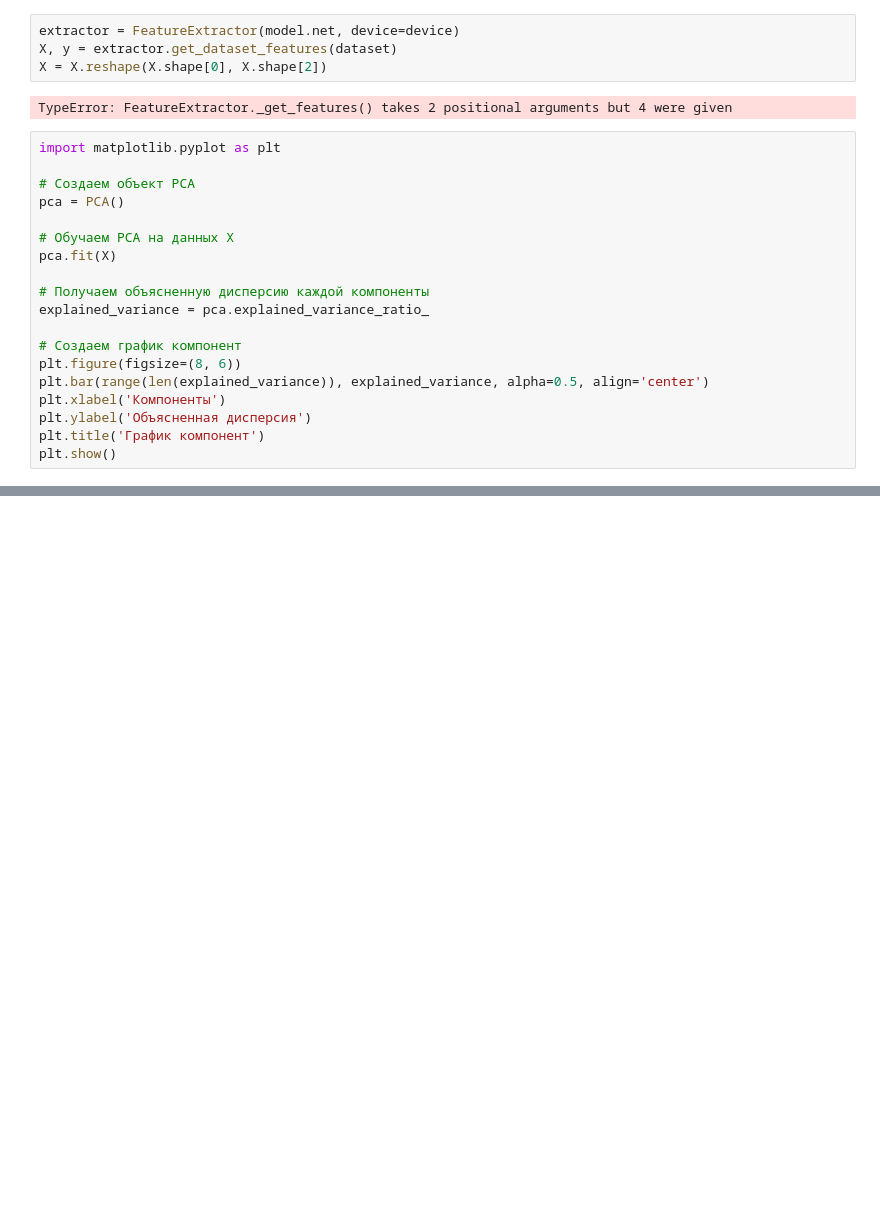
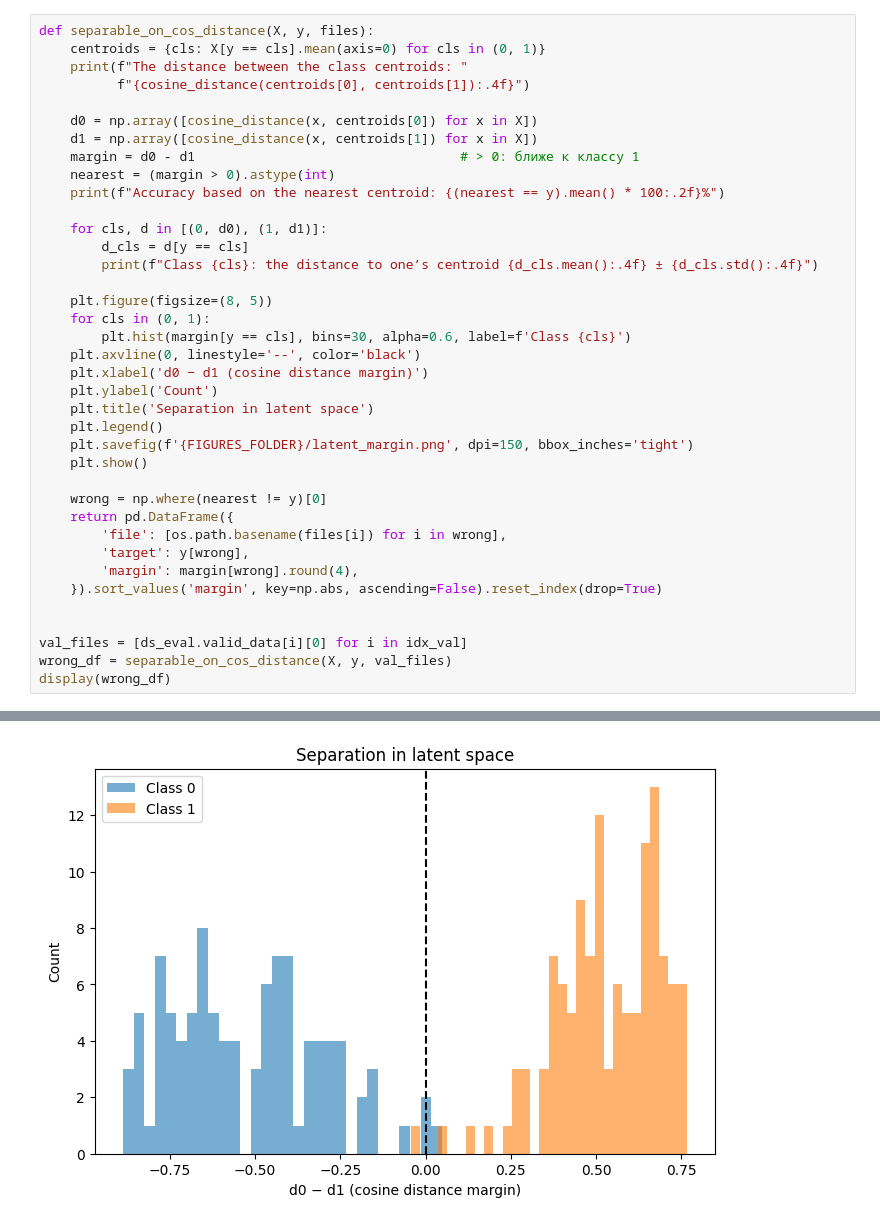
Before and after one commit to MegaSear/AI_or_not, a Jupyter notebook: transformer.ipynb, the cells around one changed output, grey strips where cells are left out. Cells and saved outputs as stored; diff of their text form; blank space fills up the shorter version.

```diff
--- a/transformer.ipynb
+++ b/transformer.ipynb
@@ -279,25 +587,39 @@ Log Loss: 0.0013254624624057007
-# %%
-extractor = FeatureExtractor(model.net, device=device)
-X, y = extractor.get_dataset_features(dataset)
-X = X.reshape(X.shape[0], X.shape[2])
-# %% [output]
-TypeError: FeatureExtractor._get_features() takes 2 positional arguments but 4 were given
-# %%
-import matplotlib.pyplot as plt
-
-# Создаем объект PCA
-pca = PCA()
-
-# Обучаем PCA на данных X
-pca.fit(X)
-
-# Получаем объясненную дисперсию каждой компоненты
-explained_variance = pca.explained_variance_ratio_
-
-# Создаем график компонент
-plt.figure(figsize=(8, 6))
-plt.bar(range(len(explained_variance)), explained_variance, alpha=0.5, align='center')
-plt.xlabel('Компоненты')
-plt.ylabel('Объясненная дисперсия')
-plt.title('График компонент')
-plt.show()
+# %%
+def separable_on_cos_distance(X, y, files):
+    centroids = {cls: X[y == cls].mean(axis=0) for cls in (0, 1)}
+    print(f"The distance between the class centroids: "
+          f"{cosine_distance(centroids[0], centroids[1]):.4f}")
+
+    d0 = np.array([cosine_distance(x, centroids[0]) for x in X])
+    d1 = np.array([cosine_distance(x, centroids[1]) for x in X])
+    margin = d0 - d1                                  # > 0: ближе к классу 1
+    nearest = (margin > 0).astype(int)
+    print(f"Accuracy based on the nearest centroid: {(nearest == y).mean() * 100:.2f}%")
+
+    for cls, d in [(0, d0), (1, d1)]:
+        d_cls = d[y == cls]
+        print(f"Class {cls}: the distance to one’s centroid {d_cls.mean():.4f} ± {d_cls.std():.4f}")
+
+    plt.figure(figsize=(8, 5))
+    for cls in (0, 1):
+        plt.hist(margin[y == cls], bins=30, alpha=0.6, label=f'Class {cls}')
+    plt.axvline(0, linestyle='--', color='black')
+    plt.xlabel('d0 − d1 (cosine distance margin)')
+    plt.ylabel('Count')
+    plt.title('Separation in latent space')
+    plt.legend()
+    plt.savefig(f'{FIGURES_FOLDER}/latent_margin.png', dpi=150, bbox_inches='tight')
+    plt.show()
+
+    wrong = np.where(nearest != y)[0]
+    return pd.DataFrame({
+        'file': [os.path.basename(files[i]) for i in wrong],
+        'target': y[wrong],
+        'margin': margin[wrong].round(4),
+    }).sort_values('margin', key=np.abs, ascending=False).reset_index(drop=True)
+
+
+val_files = [ds_eval.valid_data[i][0] for i in idx_val]
+wrong_df = separable_on_cos_distance(X, y, val_files)
+display(wrong_df)
+# %% [output]
@@ -303,0 +630 @@ plt.show()
+[figure, added]
```
Also changed, not shown: parts of 29 cells of this notebook, 3 other files.
